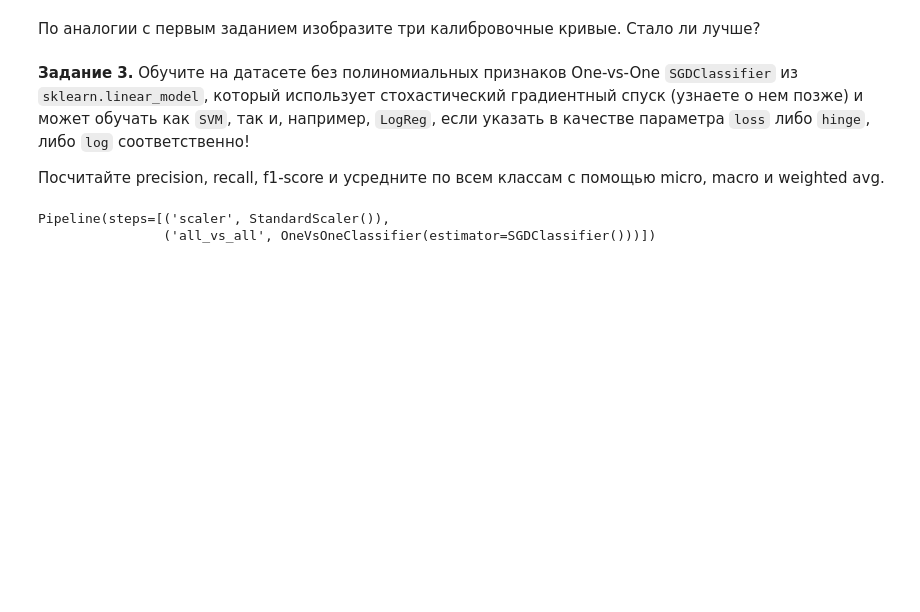
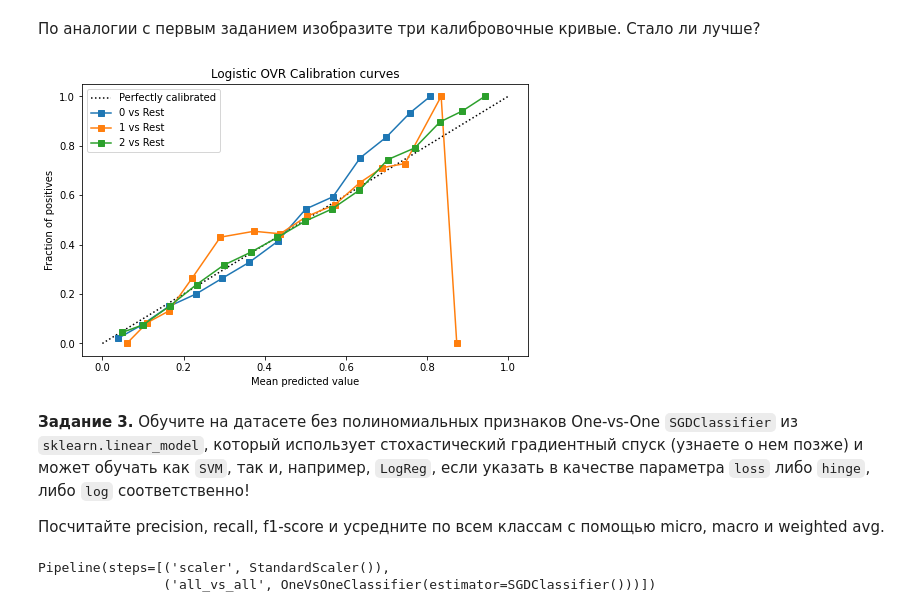
Before and after one commit to antonio-st/Start_ML, a Jupyter notebook: modul_2_Machine_Learning_and_Applications/14_Многоклассовая_классификация_one_vs_rest_one_vs_one/homework/HW_14.ipynb, the cells around one changed output. Drawn from its saved outputs; the diff is of its cells as text; code cells hidden in the pictures; blank space fills up the shorter version.

```diff
--- a/modul_2_Machine_Learning_and_Applications/14_Многоклассовая_классификация_one_vs_rest_one_vs_one/homework/HW_14.ipynb
+++ b/modul_2_Machine_Learning_and_Applications/14_Многоклассовая_классификация_one_vs_rest_one_vs_one/homework/HW_14.ipynb
@@ -516,5 +480,0 @@ pipe = Pipeline([("scaler", StandardScaler()),
-# %%
-### Your code is here
-# обучим модель и выведим метрики
-pipe.fit(X_pol_train, y_train)
-print(classification_report(y_true=y_test, y_pred=pipe.predict(X_pol_test), digits=3))
@@ -530,0 +481,11 @@ weighted avg      0.697     0.683     0.677     26333
+# %%
+%%time
+### Your code is here
+# обучим модель и выведим метрики
+
+pipe2 = Pipeline([('scaler', StandardScaler()),
+                  ('one_vs_all', OneVsRestClassifier(LogisticRegression(C=0.001, penalty='l2')))])
+
+pipe2.fit(X_pol_train, y_train)
+
+print(classification_report(y_test, pipe2.predict(X_pol_test), digits=3))
@@ -532,6 +506,31 @@ weighted avg      0.697     0.683     0.677     26333
 По аналогии с первым заданием изобразите три калибровочные кривые. Стало ли лучше?
 # %%
 ### Your code is here
+
+#Закодируем таргет
+
+from sklearn.preprocessing import OneHotEncoder
+
+ohe = OneHotEncoder(sparse=False)
+y_encoder = ohe.fit_transform(y_test.values.reshape(-1, 1))
+# %%
+plt.figure(figsize=(8, 5))
+plt.plot([0, 1], [0, 1], "k:", label="Perfectly calibrated")
+
+# Калибровочные кривые
+for l in range(3):
+    prob_pos = pipe2.predict_proba(X_pol_test)[:, l]
+    fraction_of_positives, mean_predicted_value = calibration_curve(y_encoder[:, l], prob_pos, n_bins=15)
+    plt.plot(mean_predicted_value, fraction_of_positives, "s-", label=f"{l} vs Rest")
+
+plt.ylabel("Fraction of positives")
+plt.xlabel("Mean predicted value")
+plt.title('Logistic OVR Calibration curves')
+plt.legend();
+
+plt.show()
+# %% [output]
+[figure, added]
 # %% [markdown]
 **Задание 3.** Обучите на датасете без полиномиальных признаков One-vs-One `SGDClassifier` из `sklearn.linear_model`, который использует стохастический градиентный спуск (узнаете о нем позже) и может обучать как `SVM`, так и, например, `LogReg`, если указать в качестве параметра `loss` либо `hinge`, либо `log` соответственно!
 
```
Also changed, not shown: parts of 21 cells of this notebook, 6 other files.
